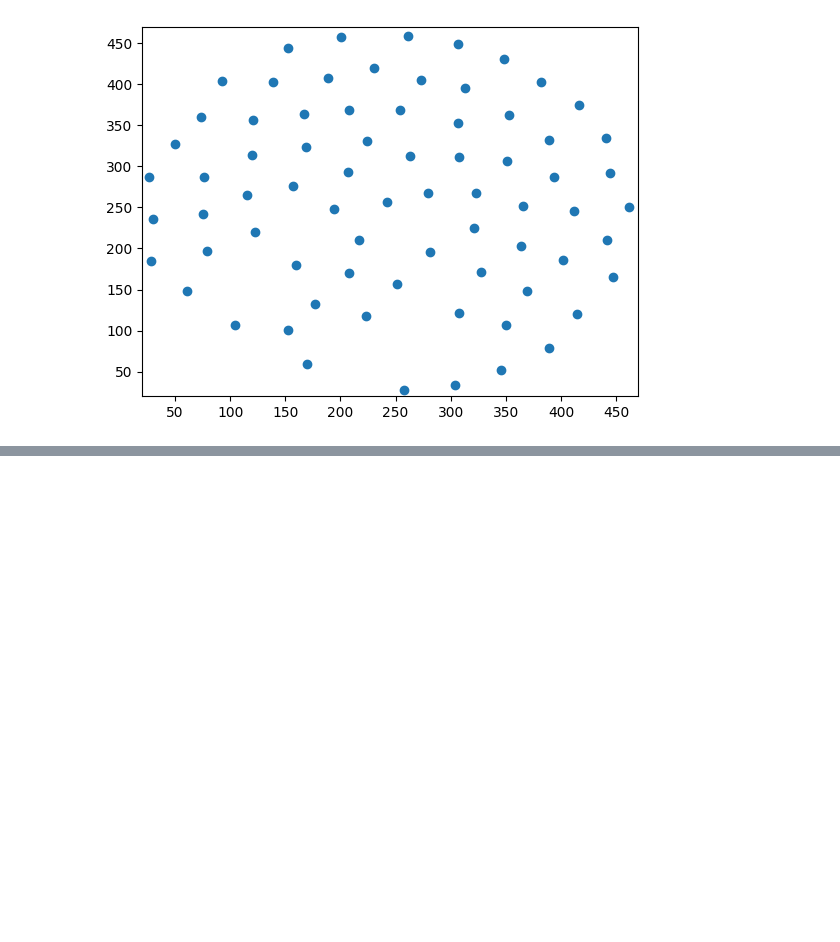
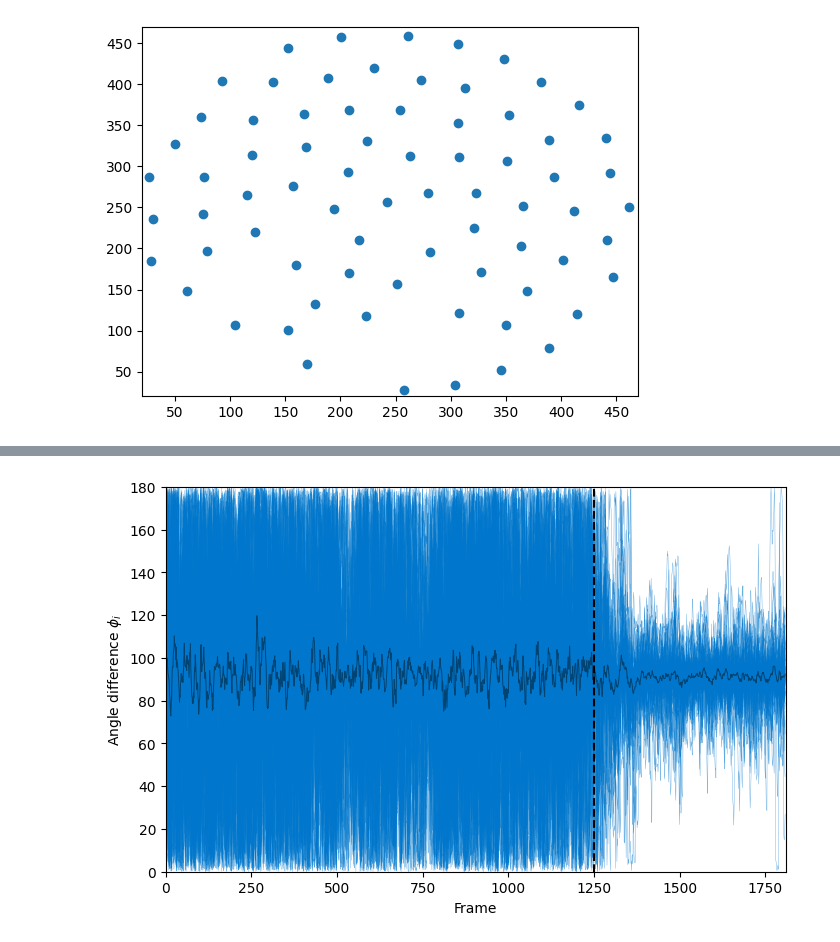
Before and after one commit to BenedictRussell/MA932-Project, a Jupyter notebook: Data_based.ipynb, the cells around one changed output, grey strips where cells are left out. Cells and saved outputs as stored; diff of their text form; code cells hidden in the pictures; blank space fills up the shorter version.

```diff
--- a/Data_based.ipynb
+++ b/Data_based.ipynb
@@ -95,0 +269,26 @@ plt.show()
+# %%
+# Plot for angle difference
+# Radial distance plot
+fig = plt.figure(figsize=(8, 5))
+
+avg_angv = np.zeros(len(pd.unique(vwr_df['FRAME'])))
+
+for i in pd.unique(vwr_df['FRAME']):
+    frame_info = vwr_df[vwr_df['FRAME'] == i]
+    avg_angv[i] = np.mean(frame_info['ANGLE_DIFF'])
+
+for a in pd.unique(vwr_df['TRACK_ID']):
+    agent_info = vwr_df[vwr_df['TRACK_ID'] == a]
+    plt.plot(agent_info['FRAME'], agent_info['ANGLE_DIFF'], linewidth=0.3, alpha=0.6, color='#0077CC')
+
+plt.plot(pd.unique(vwr_df['FRAME']), avg_angv, color='#004474', linewidth=0.7)
+
+plt.xlim(0, 1810)
+plt.ylim(0, 180)
+plt.vlines(x=1250, ymin=0, ymax=180, linestyles='--', color='k')
+plt.ylabel('Angle difference $\phi_i$')
+plt.xlabel('Frame')
+plt.savefig('angle_diff.pdf', format='pdf')
+plt.show()
+# %% [output]
+[figure, added]
```
Also changed, not shown: parts of 9 cells of this notebook, 4 other files.
